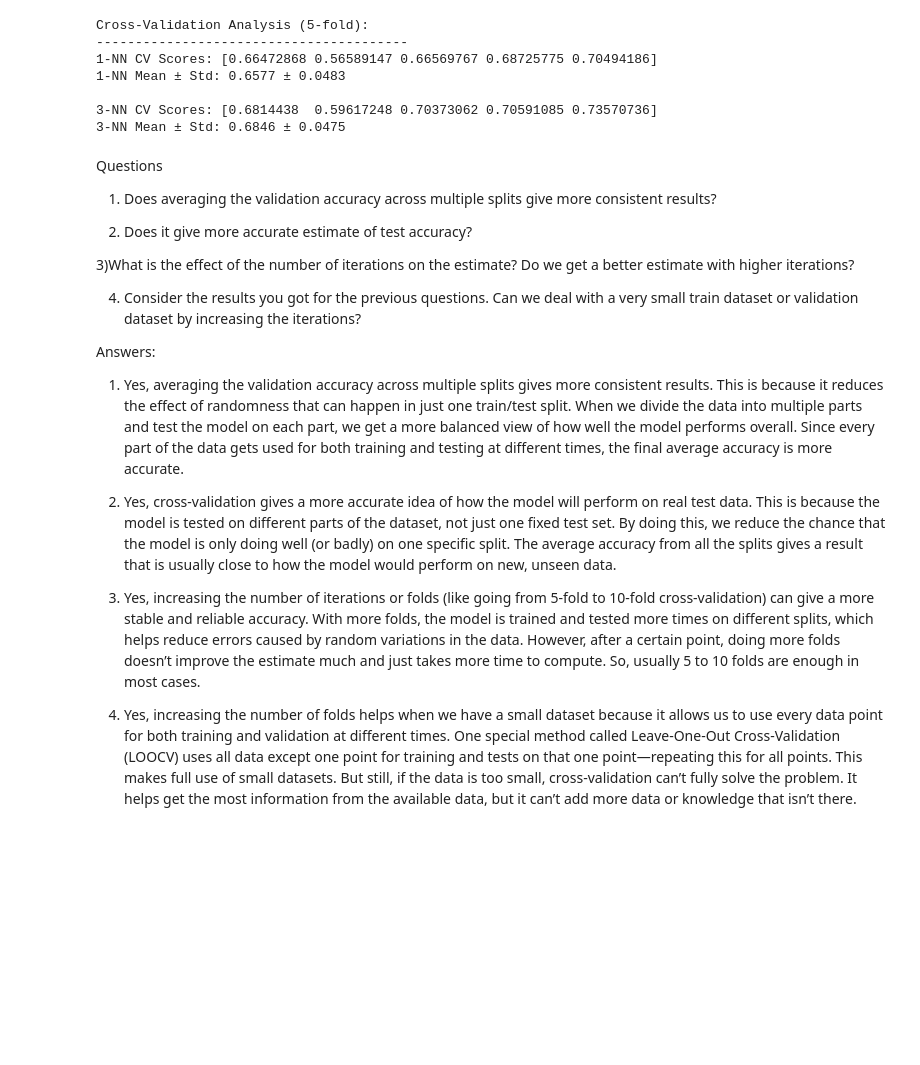
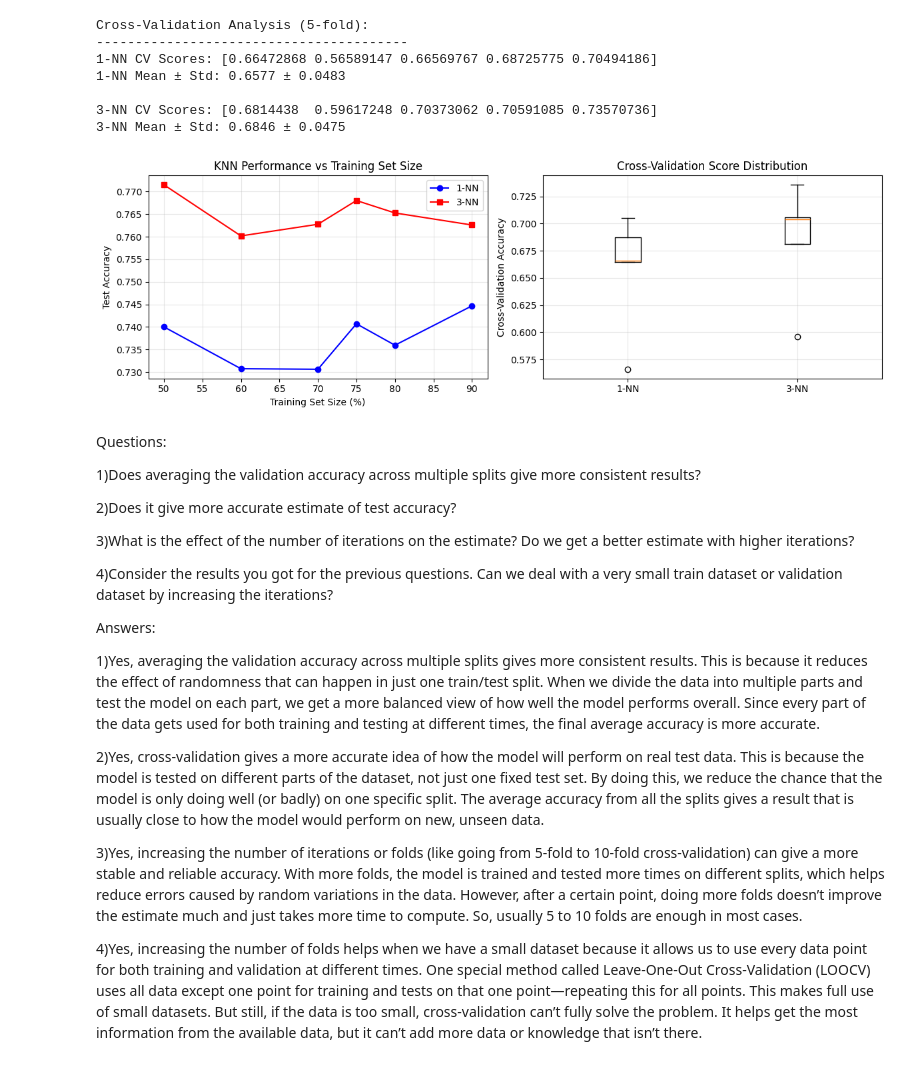
Before and after one commit to Althaf12344/Althaf_IIITH-AI-ML, a Jupyter notebook: AIML_Module_1_Lab_2_Machine_Learning_terms_and_metrics.ipynb, the cells around one changed output. Saved outputs shown, nothing was run; the diff lists cells and outputs as text; code cells hidden in the pictures; blank space fills up the shorter version.

```diff
--- a/AIML_Module_1_Lab_2_Machine_Learning_terms_and_metrics.ipynb
+++ b/AIML_Module_1_Lab_2_Machine_Learning_terms_and_metrics.ipynb
@@ -341,34 +294,31 @@ Class distribution: [11885  6984  1771]
 # %%
 def compare_knn_classifiers(X, y, test_size=0.25):
-    """Compare 1-NN and 3-NN classifiers"""
 
-    # Split the data into training and testing sets
     X_train, X_test, y_train, y_test = train_test_split(
         X, y, test_size=test_size, random_state=42, stratify=y
     )
 
-    # Scale the features for better KNN performance
     scaler = StandardScaler()
     X_train_scaled = scaler.fit_transform(X_train)
     X_test_scaled = scaler.transform(X_test)
 
-    # Initialize classifiers
     knn_1 = KNeighborsClassifier(n_neighbors=1)
     knn_3 = KNeighborsClassifier(n_neighbors=3)
 
-    # Train the classifiers
     knn_1.fit(X_train_scaled, y_train)
     knn_3.fit(X_train_scaled, y_train)
 
-    # Make predictions
+
     y_pred_1 = knn_1.predict(X_test_scaled)
     y_pred_3 = knn_3.predict(X_test_scaled)
 
-    # Calculate accuracies
+
     accuracy_1 = accuracy_score(y_test, y_pred_1)
     accuracy_3 = accuracy_score(y_test, y_pred_3)
 
     return accuracy_1, accuracy_3
+
+
 print("Basic Comparison (75% train, 25% test):")
 print("-" * 40)
 accuracy_1nn, accuracy_3nn = compare_knn_classifiers(X, y)
@@ -376,8 +326,6 @@ accuracy_1nn, accuracy_3nn = compare_knn_classifiers(X, y)
 print(f"1-NN Accuracy: {accuracy_1nn:.4f} ({accuracy_1nn*100:.2f}%)")
 print(f"3-NN Accuracy: {accuracy_3nn:.4f} ({accuracy_3nn*100:.2f}%)")
 print(f"Improvement with 3-NN: {(accuracy_3nn - accuracy_1nn)*100:.2f} percentage points")
-
-#
 # %% [output]
 Basic Comparison (75% train, 25% test):
 ----------------------------------------
@@ -419,12 +365,14 @@ Train:   70%, Test:   30% | 1-NN: 0.7306 | 3-NN: 0.7628 | Diff: +3.21pp
 Train:   60%, Test:   40% | 1-NN: 0.7307 | 3-NN: 0.7602 | Diff: +2.94pp
 Train:   50%, Test:   50% | 1-NN: 0.7400 | 3-NN: 0.7715 | Diff: +3.15pp
 # %%
-
 
 from sklearn.model_selection import cross_val_score
 from sklearn.pipeline import Pipeline
 
 def cross_validation_comparison(X, y, k_folds=5):
+    """Perform k-fold cross validation comparison"""
+
+
     pipeline_1nn = Pipeline([
         ('scaler', StandardScaler()),
         ('knn', KNeighborsClassifier(n_neighbors=1))
@@ -434,6 +382,7 @@ def cross_validation_comparison(X, y, k_folds=5):
         ('scaler', StandardScaler()),
         ('knn', KNeighborsClassifier(n_neighbors=3))
     ])
+
 
     cv_scores_1nn = cross_val_score(pipeline_1nn, X, y, cv=k_folds, scoring='accuracy')
     cv_scores_3nn = cross_val_score(pipeline_3nn, X, y, cv=k_folds, scoring='accuracy')
@@ -457,25 +406,49 @@ Cross-Validation Analysis (5-fold):
 
 3-NN CV Scores: [0.6814438  0.59617248 0.70373062 0.70591085 0.73570736]
 3-NN Mean ± Std: 0.6846 ± 0.0475
+# %%
+plt.figure(figsize=(12, 4))
+
+plt.subplot(1, 2, 1)
+train_percentages = [(1-ts)*100 for ts in test_sizes]
+plt.plot(train_percentages, results_1nn, 'o-', label='1-NN', color='blue')
+plt.plot(train_percentages, results_3nn, 's-', label='3-NN', color='red')
+plt.xlabel('Training Set Size (%)')
+plt.ylabel('Test Accuracy')
+plt.title('KNN Performance vs Training Set Size')
+plt.legend()
+plt.grid(True, alpha=0.3)
+
+
+plt.subplot(1, 2, 2)
+positions = [1, 2]
+cv_data = [cv_scores_1nn, cv_scores_3nn]
+plt.boxplot(cv_data, positions=positions, labels=['1-NN', '3-NN'])
+plt.ylabel('Cross-Validation Accuracy')
+plt.title('Cross-Validation Score Distribution')
+plt.grid(True, alpha=0.3)
+
+plt.tight_layout()
+plt.show()
+# %% [output]
+[figure, added]
 # %% [markdown]
-Questions
+Questions:
 
-1) Does averaging the validation accuracy across multiple splits give more consistent results?
+1)Does averaging the validation accuracy across multiple splits give more consistent results?
 
-2) Does it give more accurate estimate of test accuracy?
+2)Does it give more accurate estimate of test accuracy?
 
 3)What is the effect of the number of iterations on the estimate? Do we get a better estimate with higher iterations?
 
-4) Consider the results you got for the previous questions. Can we deal with a very small train dataset or validation dataset by increasing the iterations?
-
+4)Consider the results you got for the previous questions. Can we deal with a very small train dataset or validation dataset by increasing the iterations?
 
 Answers:
 
-1) Yes, averaging the validation accuracy across multiple splits  gives more consistent results. This is because it reduces the effect of randomness that can happen in just one train/test split. When we divide the data into multiple parts and test the model on each part, we get a more balanced view of how well the model performs overall. Since every part of the data gets used for both training and testing at different times, the final average accuracy is more accurate.
+1)Yes, averaging the validation accuracy across multiple splits gives more consistent results. This is because it reduces the effect of randomness that can happen in just one train/test split. When we divide the data into multiple parts and test the model on each part, we get a more balanced view of how well the model performs overall. Since every part of the data gets used for both training and testing at different times, the final average accuracy is more accurate.
 
-2) Yes, cross-validation gives a more accurate idea of how the model will perform on real test data. This is because the model is tested on different parts of the dataset, not just one fixed test set. By doing this, we reduce the chance that the model is only doing well (or badly) on one specific split. The average accuracy from all the splits gives a result that is usually close to how the model would perform on new, unseen data.
+2)Yes, cross-validation gives a more accurate idea of how the model will perform on real test data. This is because the model is tested on different parts of the dataset, not just one fixed test set. By doing this, we reduce the chance that the model is only doing well (or badly) on one specific split. The average accuracy from all the splits gives a result that is usually close to how the model would perform on new, unseen data.
 
+3)Yes, increasing the number of iterations or folds (like going from 5-fold to 10-fold cross-validation) can give a more stable and reliable accuracy. With more folds, the model is trained and tested more times on different splits, which helps reduce errors caused by random variations in the data. However, after a certain point, doing more folds doesn’t improve the estimate much and just takes more time to compute. So, usually 5 to 10 folds are enough in most cases.
 
-3) Yes, increasing the number of iterations or folds (like going from 5-fold to 10-fold cross-validation) can give a more stable and reliable accuracy. With more folds, the model is trained and tested more times on different splits, which helps reduce errors caused by random variations in the data. However, after a certain point, doing more folds doesn’t improve the estimate much and just takes more time to compute. So, usually 5 to 10 folds are enough in most cases.
-
-4) Yes, increasing the number of folds helps when we have a small dataset because it allows us to use every data point for both training and validation at different times. One special method called Leave-One-Out Cross-Validation (LOOCV) uses all data except one point for training and tests on that one point—repeating this for all points. This makes full use of small datasets. But still, if the data is too small, cross-validation can’t fully solve the problem. It helps get the most information from the available data, but it can’t add more data or knowledge that isn’t there.
+4)Yes, increasing the number of folds helps when we have a small dataset because it allows us to use every data point for both training and validation at different times. One special method called Leave-One-Out Cross-Validation (LOOCV) uses all data except one point for training and tests on that one point—repeating this for all points. This makes full use of small datasets. But still, if the data is too small, cross-validation can’t fully solve the problem. It helps get the most information from the available data, but it can’t add more data or knowledge that isn’t there.
```
Also changed, not shown: parts of 7 cells of this notebook.
